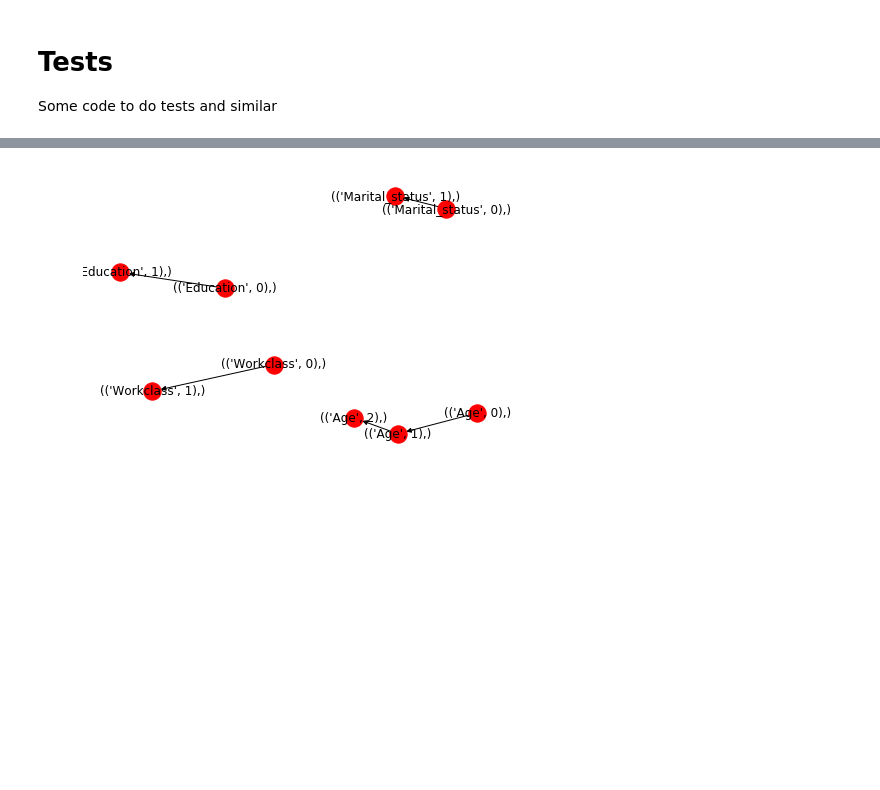
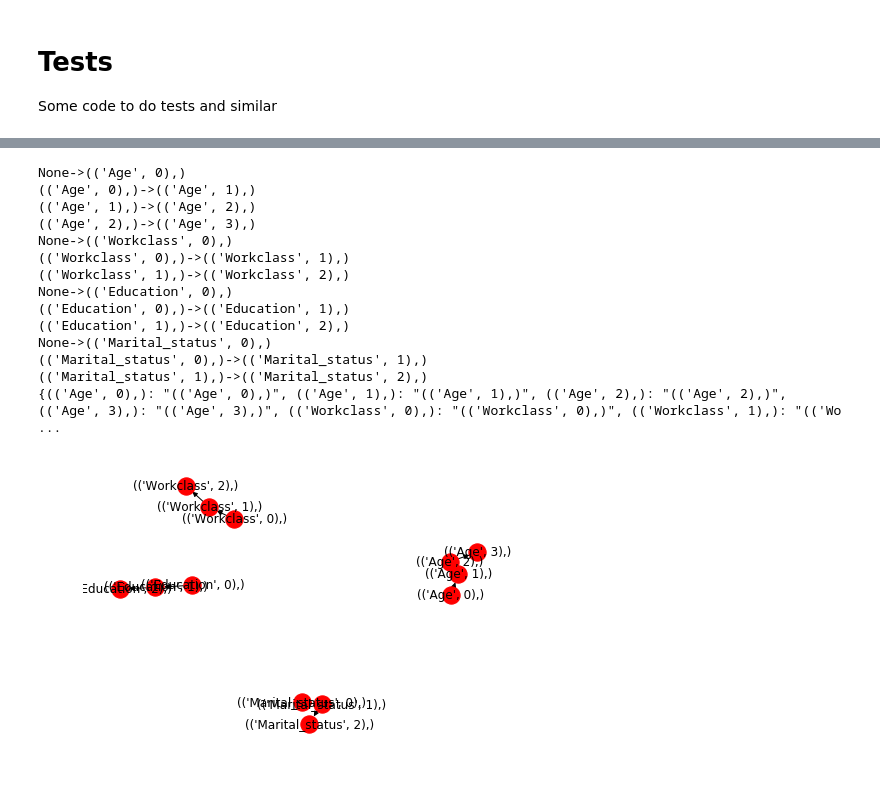
Before and after one commit to andreafasci/DPP_Project, a Jupyter notebook: DPP_Project.ipynb, the cells around one changed output, grey strips where cells are left out. Drawn from its saved outputs; the diff is of its cells as text; code cells hidden in the pictures; blank space fills up the shorter version.

```diff
--- a/DPP_Project.ipynb
+++ b/DPP_Project.ipynb
@@ -363,2 +418,8 @@ dimensions['Salary']=salary
+# %%
+def printGraph(G):
+    labels = {node:str(node) for node in G.nodes()}
+    print(labels)
+    nx.draw(G, with_labels=True, labels=labels)
+    plt.show()
 # %% [markdown]
 # Incognito algorithm
@@ -369,24 +426,3 @@ Index(['age_0', 'age_1', 'age_2', 'age_3'], dtype='object')
-# %%
-def generate_graph_0(Q, dimensions):
-    G = nx.DiGraph()
-    for dimension_name in Q:
-        prev = None
-        height = 0
-        for dimension_level_name in dimensions[dimension_name].columns:
-            l = [(dimension_name, height)]
-            #Convert the list to tuple to make it hashable
-            #Not making directly a tuple to be consistent
-            current_node = tuple(l)
-            G.add_node(current_node)
-            if prev is None:
-                prev = current_node
-                continue
-            #from ((age, 0)) to ((age, 1)), then ((age,1)) to ((age, 2))
-            G.add_edge(prev, current_node)
-            height = height + 1
-            prev = current_node
-
-    return G
 # %%
 def frequencySet_standard(T, Q):
     fsSet = T.groupby(Q).count().reset_index()
@@ -495,7 +615,19 @@ fSet.join(tmpAge.set_index('age_0'), on='Age')
 # %%
 graph = generate_graph_0( ['Age', 'Workclass', 'Education', 'Marital_status'], dimensions)
-labels = {node:str(node) for node in graph.nodes()}
-nx.draw(graph, with_labels=True, labels=labels)
-plt.show()
+printGraph(graph)
 # %% [output]
+None->(('Age', 0),)
+(('Age', 0),)->(('Age', 1),)
+(('Age', 1),)->(('Age', 2),)
+(('Age', 2),)->(('Age', 3),)
+None->(('Workclass', 0),)
+(('Workclass', 0),)->(('Workclass', 1),)
+(('Workclass', 1),)->(('Workclass', 2),)
+None->(('Education', 0),)
+(('Education', 0),)->(('Education', 1),)
+(('Education', 1),)->(('Education', 2),)
+None->(('Marital_status', 0),)
+(('Marital_status', 0),)->(('Marital_status', 1),)
+(('Marital_status', 1),)->(('Marital_status', 2),)
+{(('Age', 0),): "(('Age', 0),)", (('Age', 1),): "(('Age', 1),)", (('Age', 2),): "(('Age', 2),)", (('Age', 3),): "(('Age', 3),)", (('Workclass', 0),): "(('Workclass', 0),)", (('Workclass', 1),): "(('Wo ...
-[figure, old version]
+[figure, new version]
```
Also changed, not shown: parts of 18 cells of this notebook, 1 other file.
